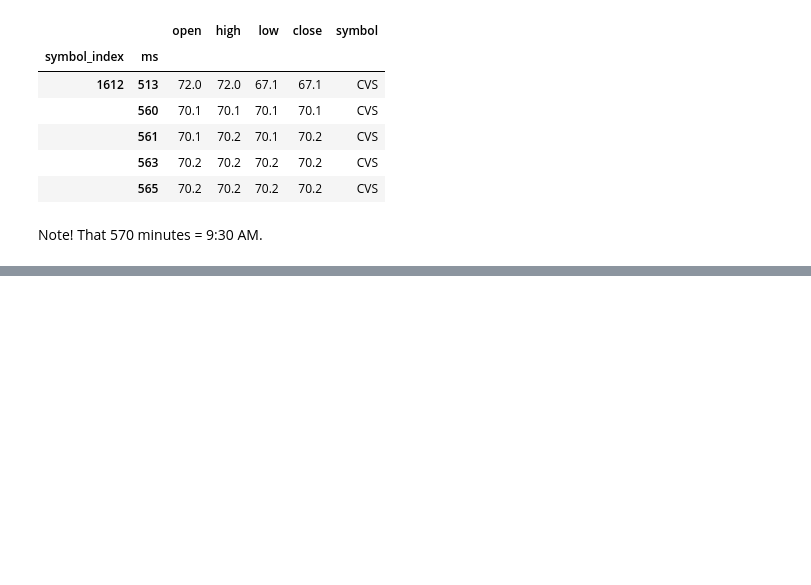
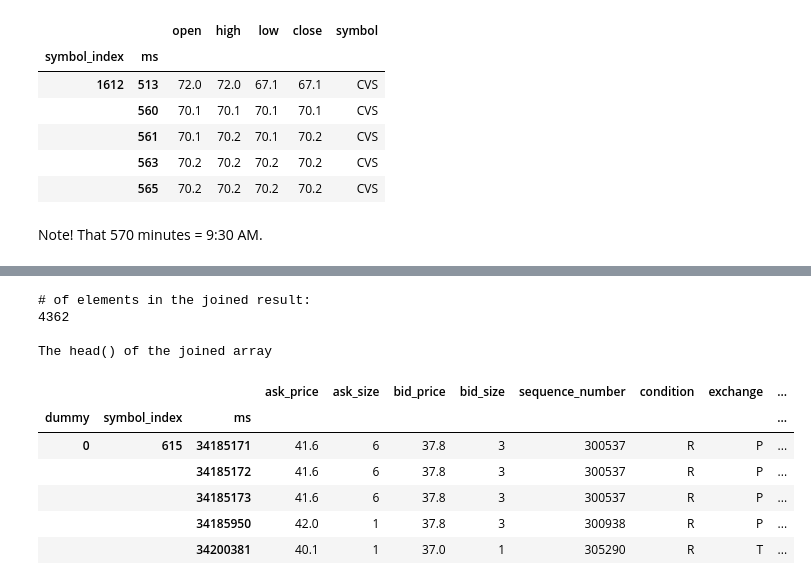
Before and after one commit to ksens/TAQ, a Jupyter notebook: TAQ_ipynb.ipynb, the cells around one changed output, grey strips where cells are left out. Saved outputs shown, nothing was run; the diff lists cells and outputs as text; code cells hidden in the pictures; blank space fills up the shorter version.

Commit message:
added asof join example

```diff
--- a/TAQ_ipynb.ipynb
+++ b/TAQ_ipynb.ipynb
@@ -146,0 +170,9 @@ plt.show()
+# %%
+print('Dimensions of trades and quotes arrays:')
+print(trades.dim_names)
+print('\n# of quotes for symbol = %s' % symbol)
+q1 = quotes.between('null', 615, 'null', 0, 615, 'null')
+print(q1.nonempty())
+print('\n# of trades for symbol = %s' % symbol)
+t1 = trades.between('null', 615, 'null', 0, 615, 'null')
+print(t1.nonempty())
@@ -146,0 +199,5 @@ plt.show()
+# %%
+t2 = t1.redimension("<price:double NULL DEFAULT null,volume:int64 NULL DEFAULT null,\
+                    sequence_number:int64 NULL DEFAULT null,condition:string NULL DEFAULT null,\
+                    exchange:string NULL DEFAULT null> \
+                    [dummy=0:999,1000,0,symbol_index=0:*,10,0,ms=0:86399999,86400000,0]")
@@ -146,0 +206,4 @@ plt.show()
+# %%
+asof1 = q1.asof(t2)
+print('The head() of the trades array')
+t1.todataframe().head()
@@ -146,0 +219,17 @@ plt.show()
+# %%
+print('\n# of elements in the joined result:')
+print(asof1.nonempty())
+print('\nThe head() of the joined array')
+asof1.todataframe().head()
+# %% [output]
+# of elements in the joined result:
+4362
+
+The head() of the joined array
+|  |  |  | ask_price | ask_size | bid_price | bid_size | sequence_number | condition | exchange | ... |
+| dummy | symbol_index | ms |  |  |  |  |  |  |  | ... |
+| 0 | 615 | 34185171 | 41.6 | 6 | 37.8 | 3 | 300537 | R | P | ... |
+|  |  | 34185172 | 41.6 | 6 | 37.8 | 3 | 300537 | R | P | ... |
+|  |  | 34185173 | 41.6 | 6 | 37.8 | 3 | 300537 | R | P | ... |
+|  |  | 34185950 | 42.0 | 1 | 37.8 | 3 | 300938 | R | P | ... |
+|  |  | 34200381 | 40.1 | 1 | 37.0 | 1 | 305290 | R | T | ... |
```
Also changed, not shown: parts of 10 cells of this notebook.
